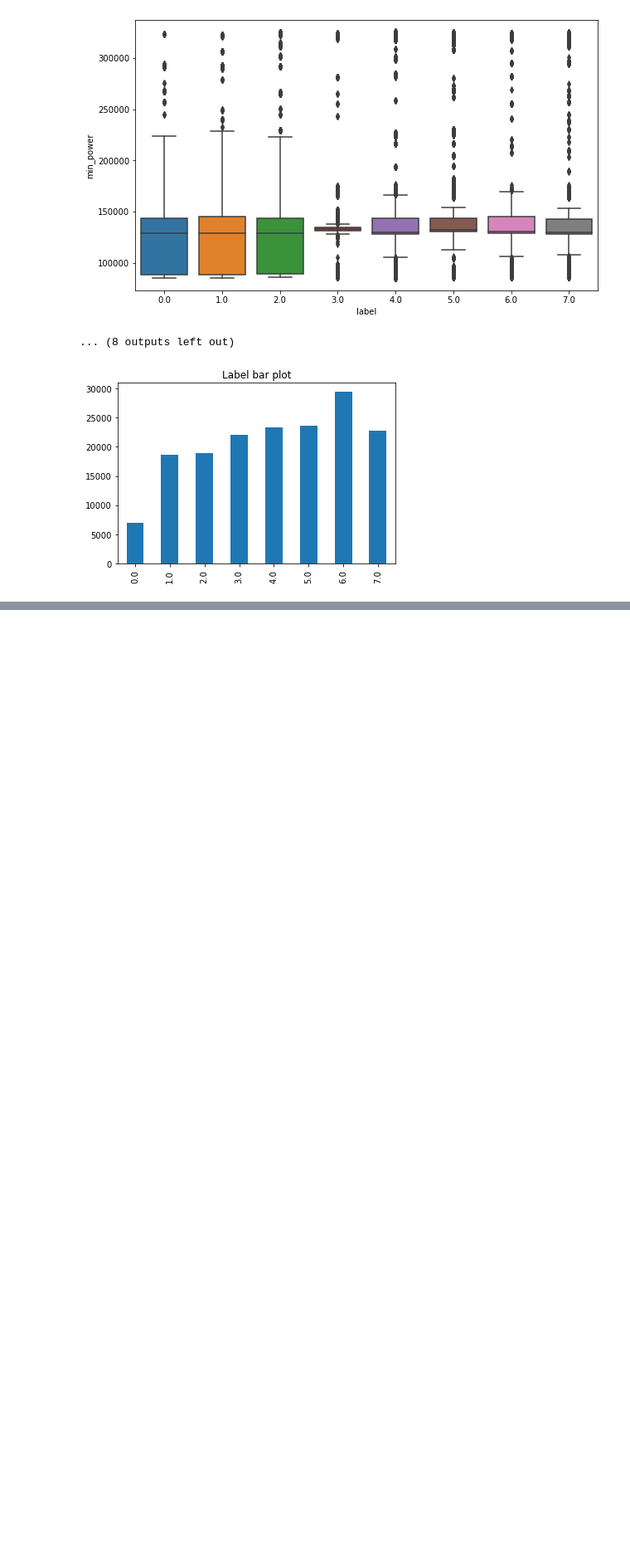
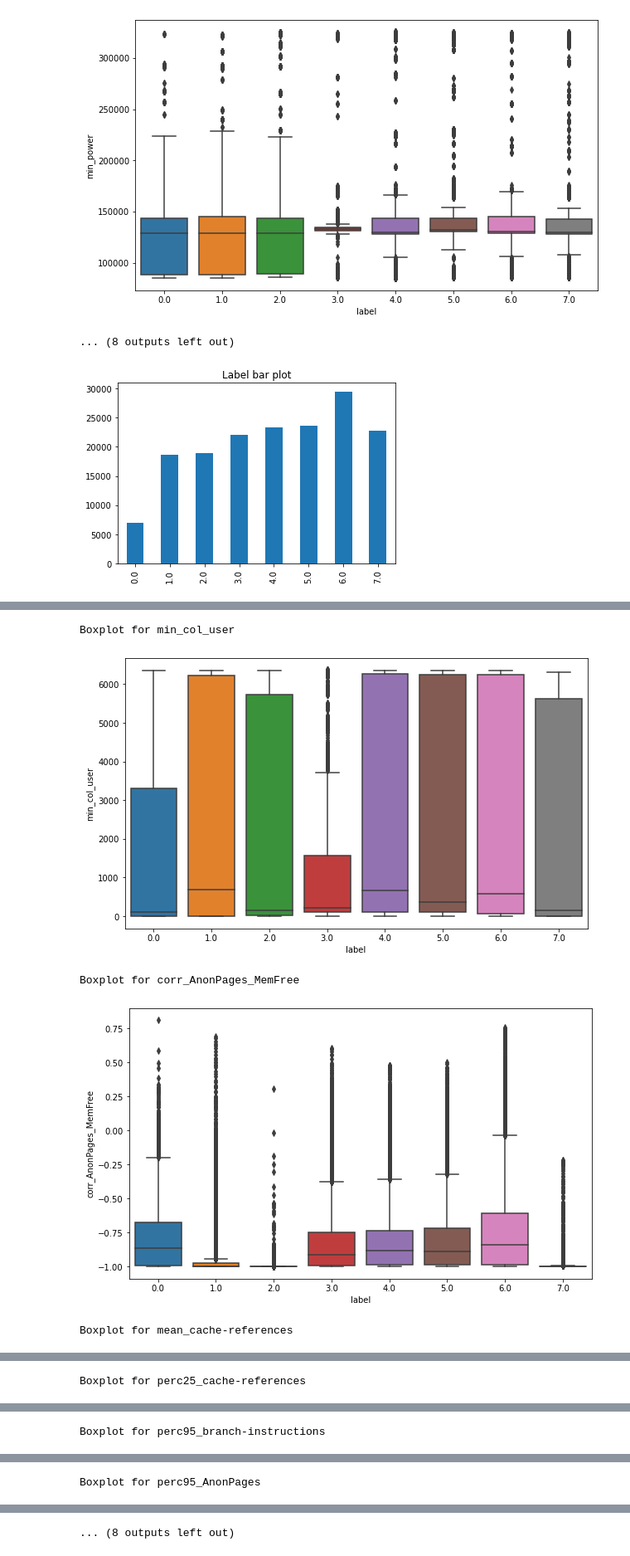
Before and after one commit to DarthVi/hpcscripts, a Jupyter notebook: FeatureAnalysis.ipynb, the cells around one changed output, grey strips where cells are left out. Shown: that part at 83% size. Drawn from its saved outputs; the diff is of its cells as text; code cells hidden in the pictures; blank space fills up the shorter version.

```diff
--- a/FeatureAnalysis.ipynb
+++ b/FeatureAnalysis.ipynb
@@ -60,0 +83,13 @@ plt.show()
+# %%
+features_10_to_20 = ["min_col_user", "corr_AnonPages_MemFree", "mean_cache-references",
+                    "perc25_cache-references", "perc95_branch-instructions", "perc95_AnonPages",
+                    "max_Active", "corr_instructions_ref-cycles", "perc95_instructions",
+                    "perc25_AnonPages"]
+# %%
+boxplot(ddf, features_10_to_20)
+# %% [output]
+Boxplot for min_col_user
+[figure, added]
+Boxplot for corr_AnonPages_MemFree
+[figure, added]
+Boxplot for mean_cache-references
@@ -60,0 +97 @@ plt.show()
+Boxplot for perc25_cache-references
@@ -60,0 +99 @@ plt.show()
+Boxplot for perc95_branch-instructions
@@ -60,0 +101 @@ plt.show()
+Boxplot for perc95_AnonPages
@@ -60,0 +103 @@ plt.show()
+... (8 outputs left out)
```
Also changed, not shown: parts of 5 cells of this notebook, 14 other files.
